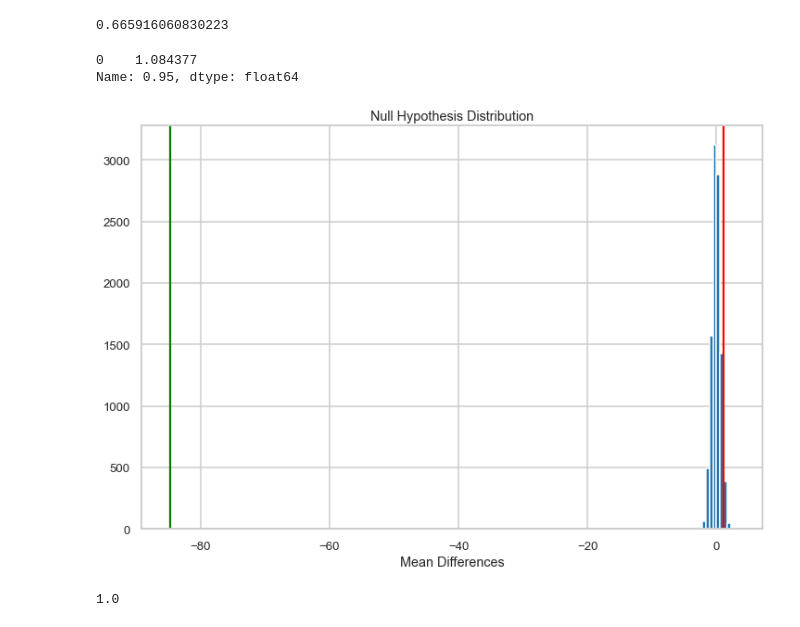
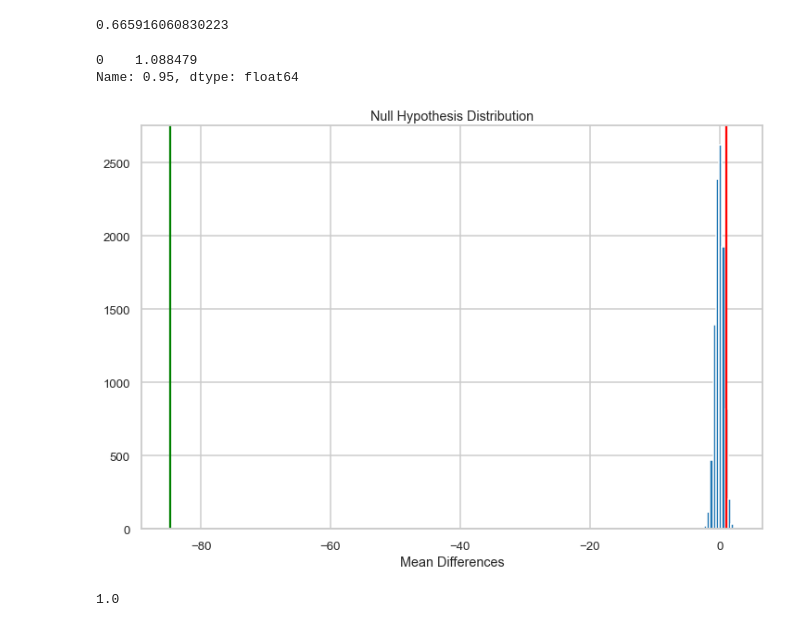
Before and after one commit to MahmoudAdel-hub/New_Product_Marketing_Method, a Jupyter notebook: ProfessionalDA.ipynb, the cells around one changed output. Drawn from its saved outputs; the diff is of its cells as text; code cells hidden in the pictures.

```diff
--- a/ProfessionalDA.ipynb
+++ b/ProfessionalDA.ipynb
@@ -366,21 +366,21 @@ np.std(mean_differences)
 # %% [output]
 0.665916060830223
 # %%
-null = np.random.normal(0,0.6609560462377129,size=10000)
+null = np.random.normal(0,0.665916060830223,size=10000)
 pd.DataFrame(null).quantile(0.95)
 # %% [output]
-0    1.084377
+0    1.088479
 Name: 0.95, dtype: float64
 # %%
 plt.figure(figsize=(12,8))
 pd.DataFrame(null)[0].hist()
-plt.axvline(1.084377,color='red')
+plt.axvline(1.088479,color='red')
 plt.axvline(Sample_mean,color='green')
 plt.title('Null Hypothesis Distribution')
 plt.xlabel('Mean Differences')
 plt.show()
 # %% [output]
-[figure, old version]
+[figure, new version]
 # %%
 pvalue = (null > Sample_mean).mean()
 pvalue
```
Also changed, not shown: parts of 3 cells of this notebook, 1 other file.
